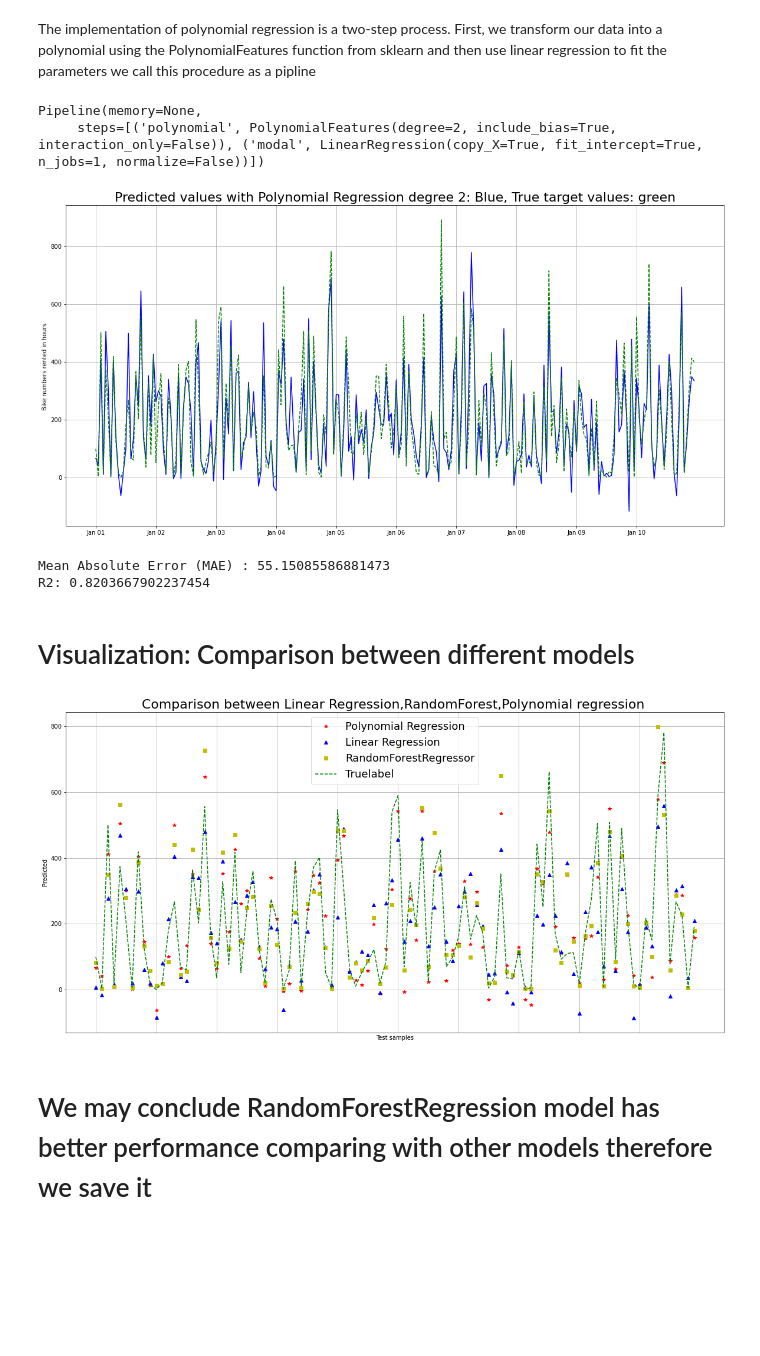
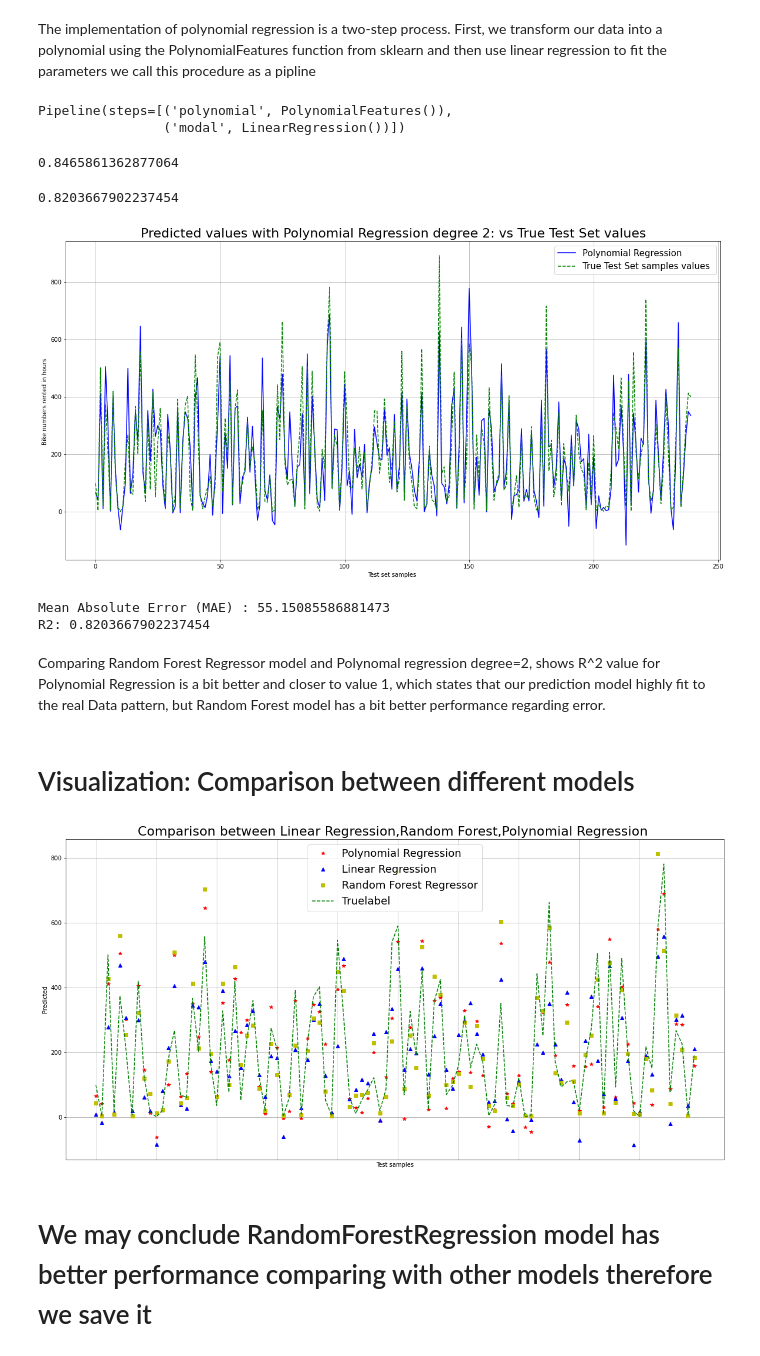
Before and after one commit to MasoudMoeini/Bike-Sharing-Dataset-Analysis, a Jupyter notebook: BikeSharing_MachineLearning.ipynb, the cells around one changed output. Cells and saved outputs as stored; diff of their text form; code cells hidden in the pictures; blank space fills up the shorter version.

Commit message:
update prediction file

```diff
--- a/BikeSharing_MachineLearning.ipynb
+++ b/BikeSharing_MachineLearning.ipynb
@@ -321,27 +325,37 @@ from sklearn.preprocessing import PolynomialFeatures
 # for creating pipeline
 from sklearn.pipeline import Pipeline
 # creating pipeline and fitting it on data
-Input=[('polynomial',PolynomialFeatures(degree=2)),('modal',LinearRegression())]
+degr=2
+Input=[('polynomial',PolynomialFeatures(degree=degr)),('modal',LinearRegression())]
 polyreg=Pipeline(Input)
 polyreg.fit(x_train,y_train)
 # %% [output]
-Pipeline(memory=None,
-     steps=[('polynomial', PolynomialFeatures(degree=2, include_bias=True, interaction_only=False)), ('modal', LinearRegression(copy_X=True, fit_intercept=True, n_jobs=1, normalize=False))])
+Pipeline(steps=[('polynomial', PolynomialFeatures()),
+                ('modal', LinearRegression())])
+# %%
+polyreg.score(x_train, y_train)
+# %% [output]
+0.8465861362877064
+# %%
+polyreg.score(x_test, y_test)
+# %% [output]
+0.8203667902237454
 # %%
 polyregpred=polyreg.predict(x_test)
 # %%
-degree=2
 t=np.arange(240)
 plt.figure(figsize=(20,10))
 plt.ylabel('Bike numbers rented in hours ')
-plt.title('Predicted values with Polynomial Regression degree {}: Blue, True target values: green'.format(degree),fontsize=22)
-plt.plot(t,polyregpred[:240],'b-',t,y_test[:240],'g--')
-jandays=['Jan 01','Jan 02','Jan 03','Jan 04','Jan 05','Jan 06','Jan 07','Jan 08','Jan 09','Jan 10']
-plt.xticks(np.arange(0,240,24),jandays)
+plt.title('Predicted values with Polynomial Regression degree {}: vs True Test Set values'.format(degr),fontsize=22)
+
+plt.plot(t,polyregpred[:240],'b-',label='Polynomial Regression')
+plt.plot(t,y_test[:240],'g--',label='True Test Set samples values ')
+plt.legend(loc="best",fontsize=15)
+plt.xlabel('Test set samples ')
 plt.grid(True)
 plt.show()
 # %% [output]
-[figure, old version]
+[figure, new version]
 # %%
 from sklearn.metrics import mean_absolute_error, r2_score
 print("Mean Absolute Error (MAE) : {}".format(mean_absolute_error(y_test, polyregpred)))
@@ -349,6 +363,8 @@ print("R2: {}".format(r2_score(y_test, polyregpred)))
 # %% [output]
 Mean Absolute Error (MAE) : 55.15085586881473
 R2: 0.8203667902237454
+# %% [markdown]
+Comparing Random Forest Regressor model and Polynomal regression degree=2, shows R^2 value for Polynomial Regression is a bit better and closer to value 1, which states that our prediction model highly fit to the real Data pattern, but Random Forest model has a bit better performance regarding error.
 # %% [markdown]
 # Visualization: Comparison between different models
 # %%
@@ -357,7 +373,7 @@ from matplotlib import pyplot as plt
 plt.figure(figsize=(20,10))
 plt.plot(t,polyregpred[:100], 'r*', label='Polynomial Regression')
 plt.plot(t,regpred[:100], 'b^', label='Linear Regression')
-plt.plot(t,ranforpred[:100], 'ys', label='RandomForestRegressor')
+plt.plot(t,ranforpred[:100], 'ys', label='Random Forest Regressor')
 plt.plot(t,y_test[:100], 'g--', label='Truelabel')
 #plt.plot(pred4, 'gd', ms=10, label='VotingRegressor')
 
@@ -366,13 +382,13 @@ plt.tick_params(axis='x', which='both', bottom=False, top=False,
 plt.ylabel('Predicted')
 plt.xlabel('Test samples')
 plt.legend(loc="best")
-plt.title('Comparison between Linear Regression,RandomForest,Polynomial regression ',fontsize=22)
+plt.title('Comparison between Linear Regression,Random Forest,Polynomial Regression ',fontsize=22)
 plt.xticks(np.arange(0,100,10))
 plt.grid(True)
 plt.gca().legend(prop={'size': 18})
 plt.show()
 # %% [output]
-[figure, old version]
+[figure, new version]
 # %% [markdown]
 # We may conclude RandomForestRegression model has better performance comparing with other models therefore we save it
 # %%
```
Also changed, not shown: parts of 8 cells of this notebook, 2 other files.
